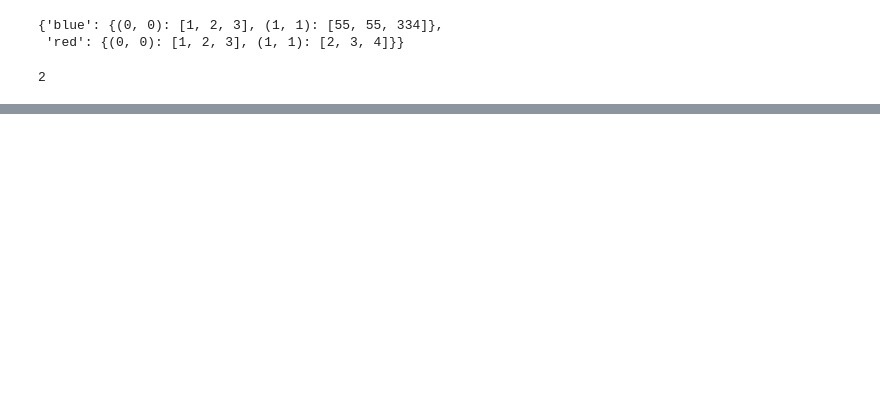
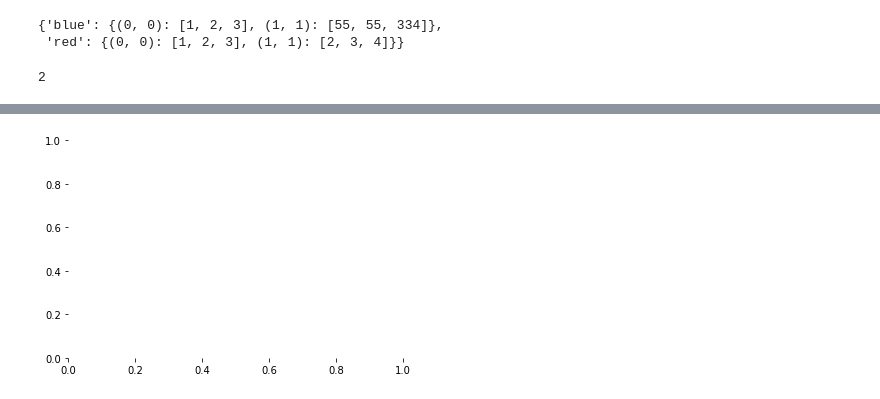
Before and after one commit to repository-preservation/lcmap-ccdc, a Jupyter notebook: firebird/forshizzddle.ipynb, the cells around one changed output, grey strips where cells are left out. Cells and saved outputs as stored; diff of their text form; code cells hidden in the pictures; blank space fills up the shorter version.

```diff
--- a/firebird/forshizzddle.ipynb
+++ b/firebird/forshizzddle.ipynb
@@ -46,0 +83,4 @@ len(inputs)
+# %%
+plt.box()
+# %% [output]
+[figure, added]
```
Also changed, not shown: parts of 7 cells of this notebook, 9 other files.
